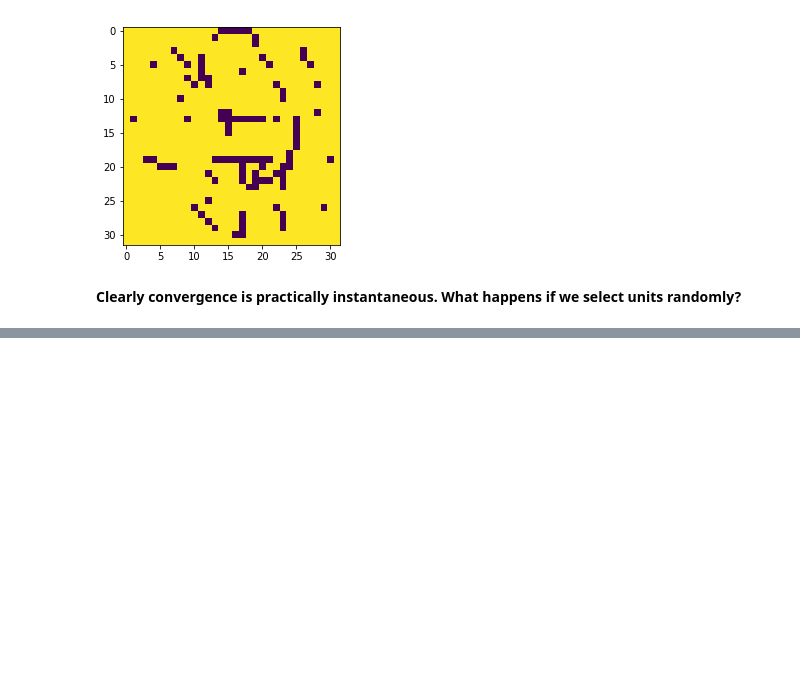
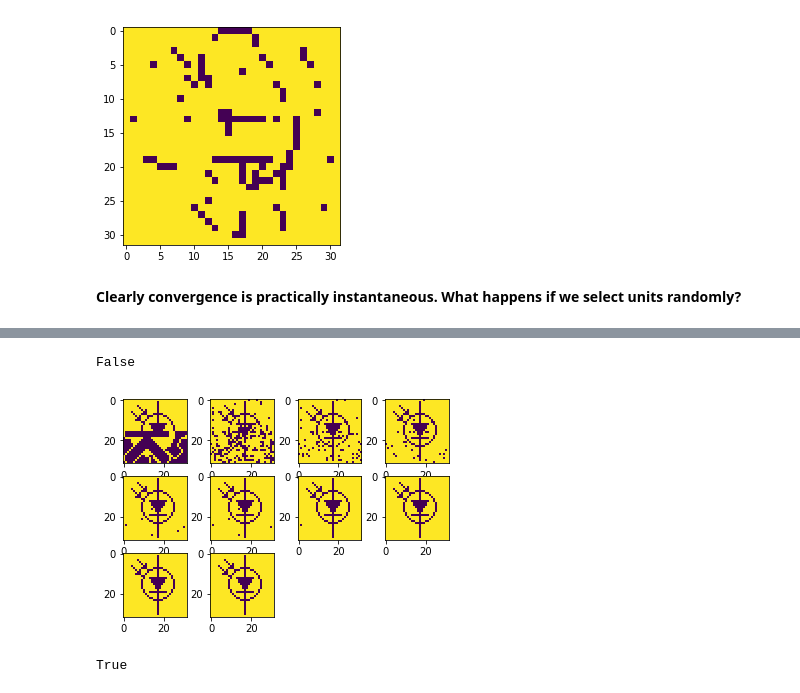
Before and after one commit to vbodell/DD2437, a Jupyter notebook: lab3/victor.ipynb, the cells around one changed output, grey strips where cells are left out. Cells and saved outputs as stored; diff of their text form; code cells hidden in the pictures; blank space fills up the shorter version.

```diff
--- a/lab3/victor.ipynb
+++ b/lab3/victor.ipynb
@@ -223,12 +223,15 @@ from random import randrange
 
 def random_update_til_converge(pattern, weights,
                                return_iterations=False,
-                               print_image=None):
-    updated = pattern
+                               print_image_interval=None):
+    print((pattern == p10).all())
+    mul = 10
+#     updated = np.ones(pattern.shape)
+    updated = np.array(pattern)
     prev = np.zeros(pattern.shape)
     iterations = 0
     fig = plt.figure()
-    for ndx in range(print_image*3):
+    for ndx in range(print_image_interval*mul):
         prev = updated
 
         random_i = randrange(weights.shape[0])
@@ -236,13 +239,11 @@ def random_update_til_converge(pattern, weights,
 
         iterations += 1
 
-        if ndx % print_image == 0:
-            fig.add_subplot(3, 1, int(ndx/print_image)+1)
+        if ndx % print_image_interval == 0:
+            fig.add_subplot(3, 4, int(ndx/print_image_interval)+1)
             print_image(updated, IMG_DIMS)
 
     if return_iterations:
         return updated, iterations
 
     return updated
-# %%
-random_update_til_converge(p10, weights, False, 100)
@@ -254,0 +250,9 @@ array([1, 2, 3, 4, 5])
+# %%
+updated = random_update_til_converge(p11, weights, False, 1000)
+# %% [output]
+False
+[figure, added]
+# %%
+(updated == p3).all()
+# %% [output]
+True
```
Also changed, not shown: parts of 2 cells of this notebook.
